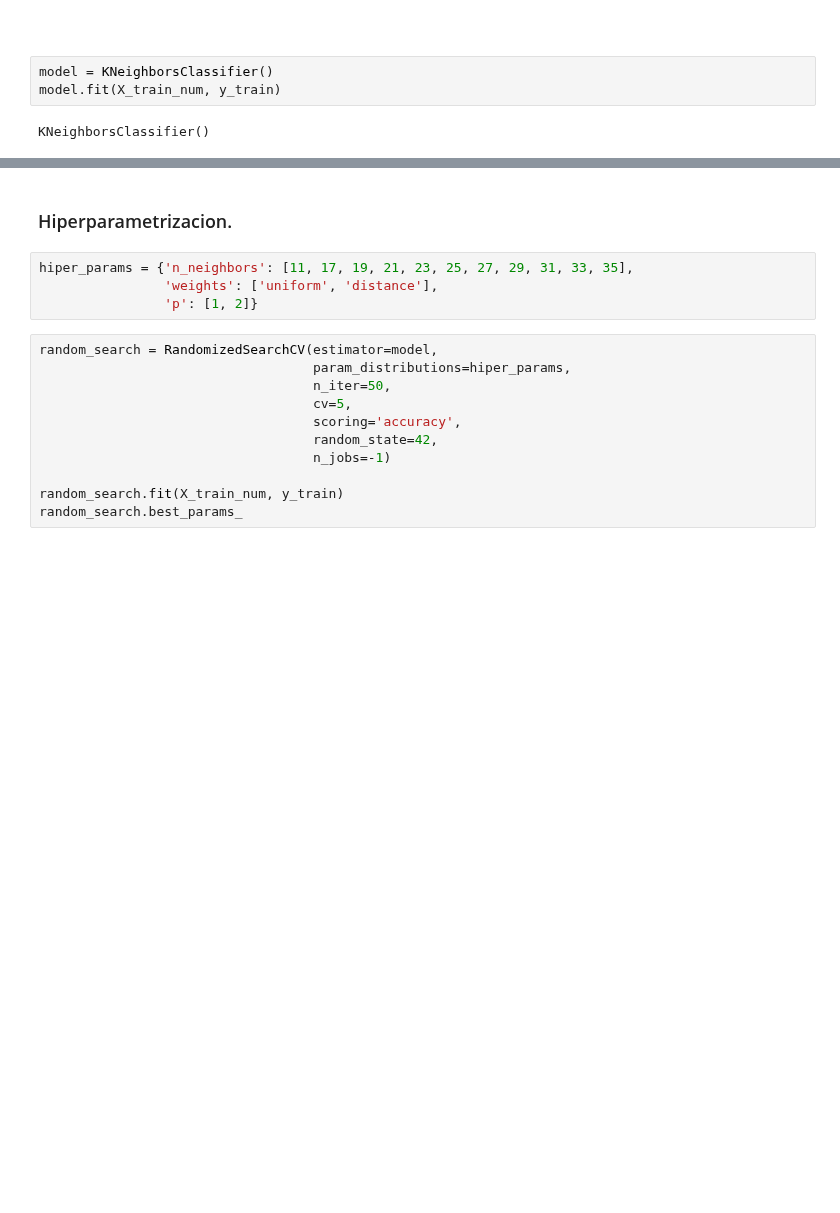
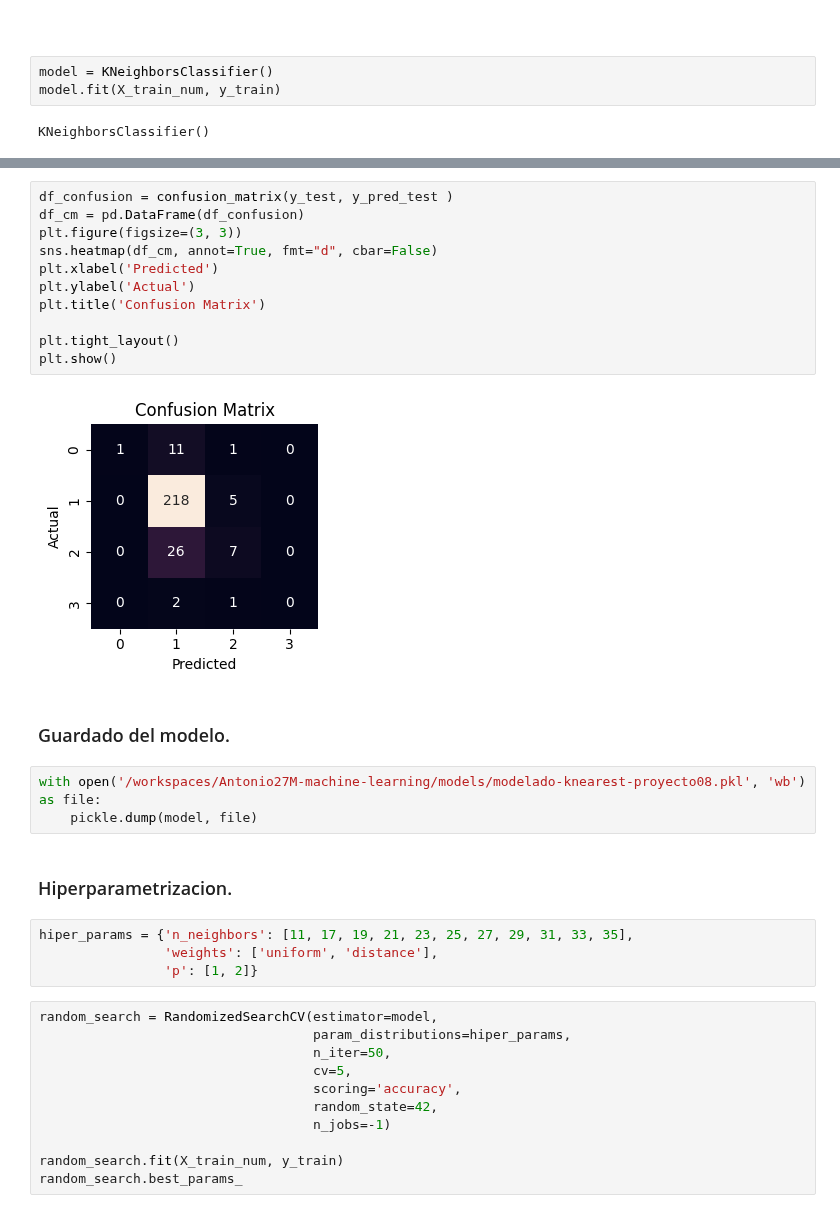
Before and after one commit to Antonio27M/ML-web-app-using-Streamlit, a Jupyter notebook: src/08-k-nearest-neighbours-winequality-red.ipynb, the cells around one changed output, grey strips where cells are left out. Cells and saved outputs as stored; diff of their text form; blank space fills up the shorter version.

Commit message:
actualizacion proyecto 08 terminado

```diff
--- a/src/08-k-nearest-neighbours-winequality-red.ipynb
+++ b/src/08-k-nearest-neighbours-winequality-red.ipynb
@@ -202,3 +227,21 @@ accuracy
+# %%
+df_confusion = confusion_matrix(y_test, y_pred_test )
+df_cm = pd.DataFrame(df_confusion)
+plt.figure(figsize=(3, 3))
+sns.heatmap(df_cm, annot=True, fmt="d", cbar=False)
+plt.xlabel('Predicted')
+plt.ylabel('Actual')
+plt.title('Confusion Matrix')
+
+plt.tight_layout()
+plt.show()
+# %% [output]
+[figure, added]
+# %% [markdown]
+### Guardado del modelo.
+# %%
+with open('/workspaces/Antonio27M-machine-learning/models/modelado-knearest-proyecto08.pkl', 'wb') as file:
+    pickle.dump(model, file)
 # %% [markdown]
 ### Hiperparametrizacion.
 # %%
```
Also changed, not shown: parts of 24 cells of this notebook, 1 other file.
